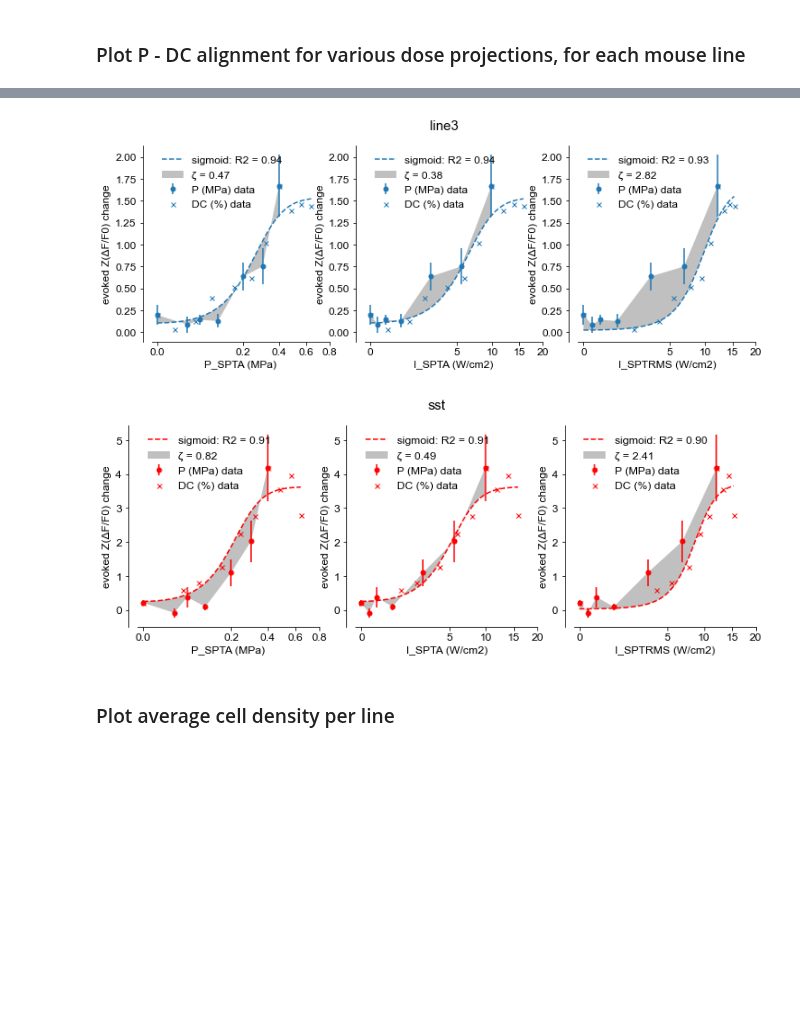
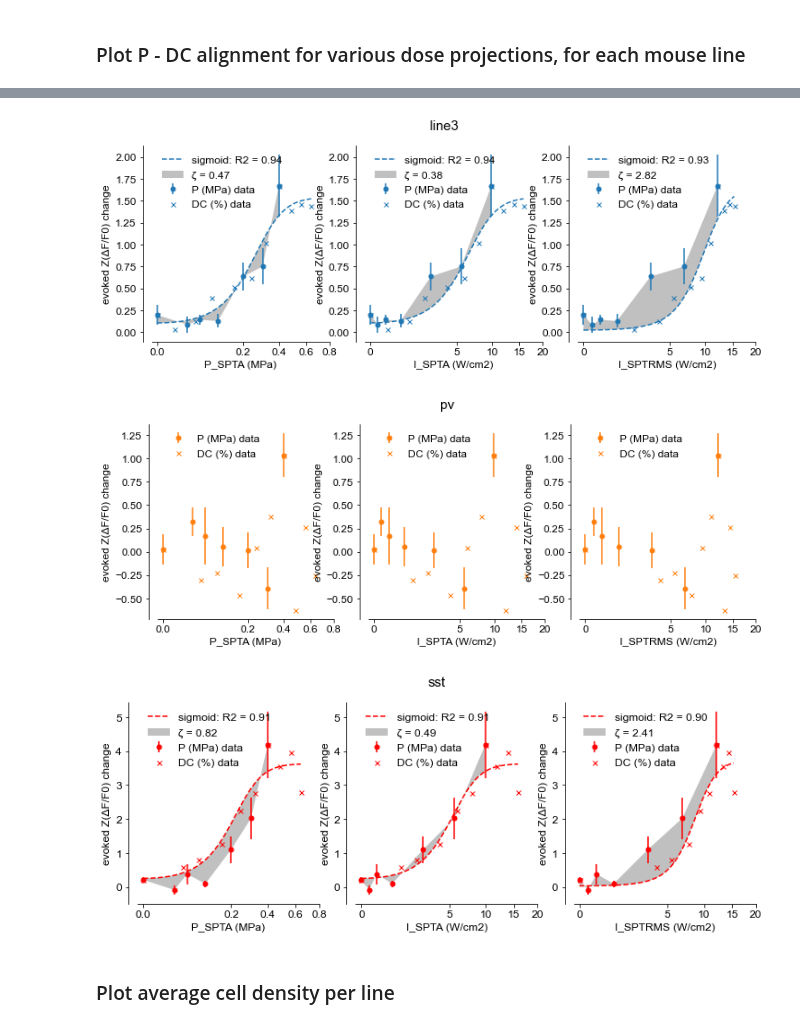
Before and after one commit to shohamlab/usnm2p, a Jupyter notebook: main_analysis.ipynb, the cells around one changed output, grey strips where cells are left out. Saved outputs shown, nothing was run; the diff lists cells and outputs as text; code cells hidden in the pictures; blank space fills up the shorter version.

```diff
--- a/main_analysis.ipynb
+++ b/main_analysis.ipynb
@@ -201,14 +213,12 @@ fit_ykeys = [
     get_change_key(Label.ZSCORE)
 ]
 
-# For each line (except PV)
+# For each line
 for line, gstats in stats_all.groupby(Label.LINE):
-    if line == 'pv':
-        continue
+    logger.info(f'Processing {line} line')
     # For each output metrics
     for ykey_diff in fit_ykeys:
-        # Evaluate and plot alignment between DC sweep sigmoid predictor
-        # and P sweep data
+        # Evaluate and plot alignment between DC sweep predictor and P sweep data
         figs[f'{line} {ykey_diff} fits'] = plot_response_alignment(
             gstats,
             xkeys,
@@ -217,7 +227,5 @@ for line, gstats in stats_all.groupby(Label.LINE):
             xscale='sqrt',
             height=4,
             title=line,
-            # norm='fit',
-            # plot_respmetrics=True,
         )
 # %% [output]
@@ -236,5 +254,6 @@ for line, gstats in stats_all.groupby(Label.LINE):
 [figure]
-[figure, old version]
+[figure, new version]
+[figure, added]
 # %% [markdown]
 ### Plot average cell density per line
 # %%
```
Also changed, not shown: parts of 8 cells of this notebook, 2 other files.
